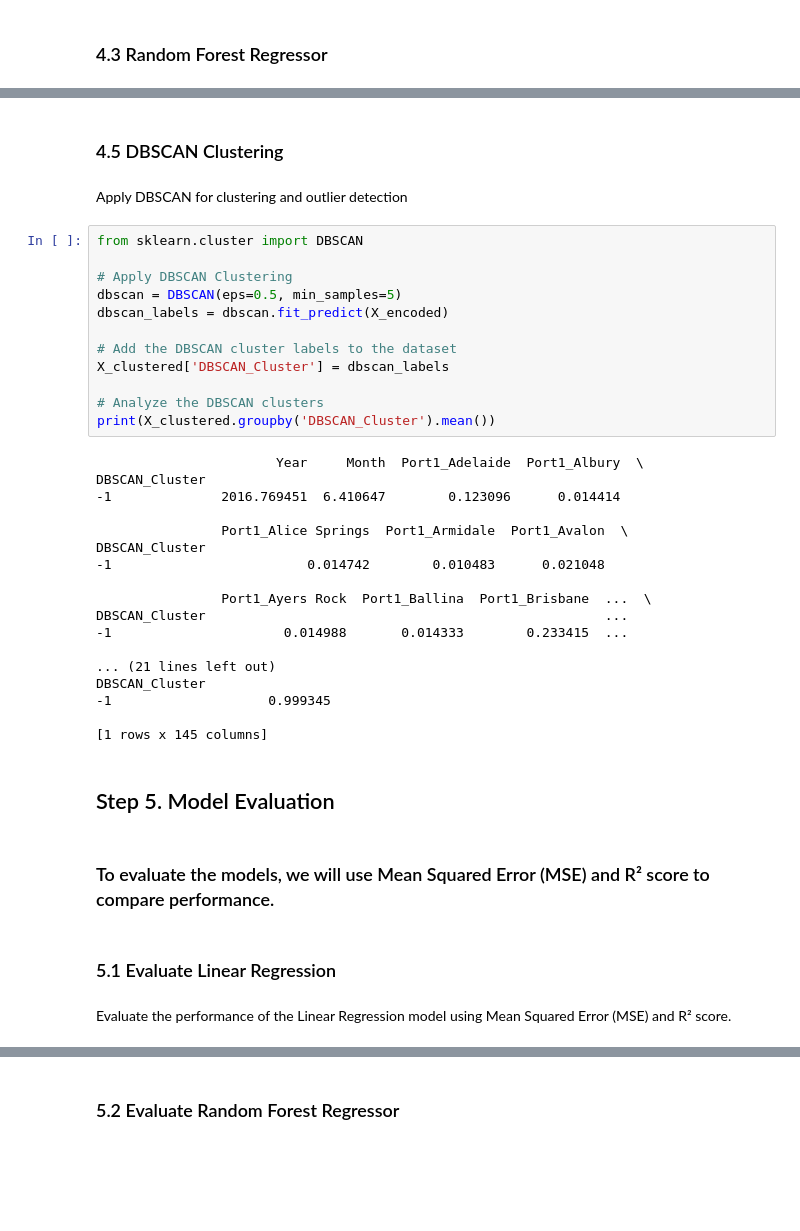
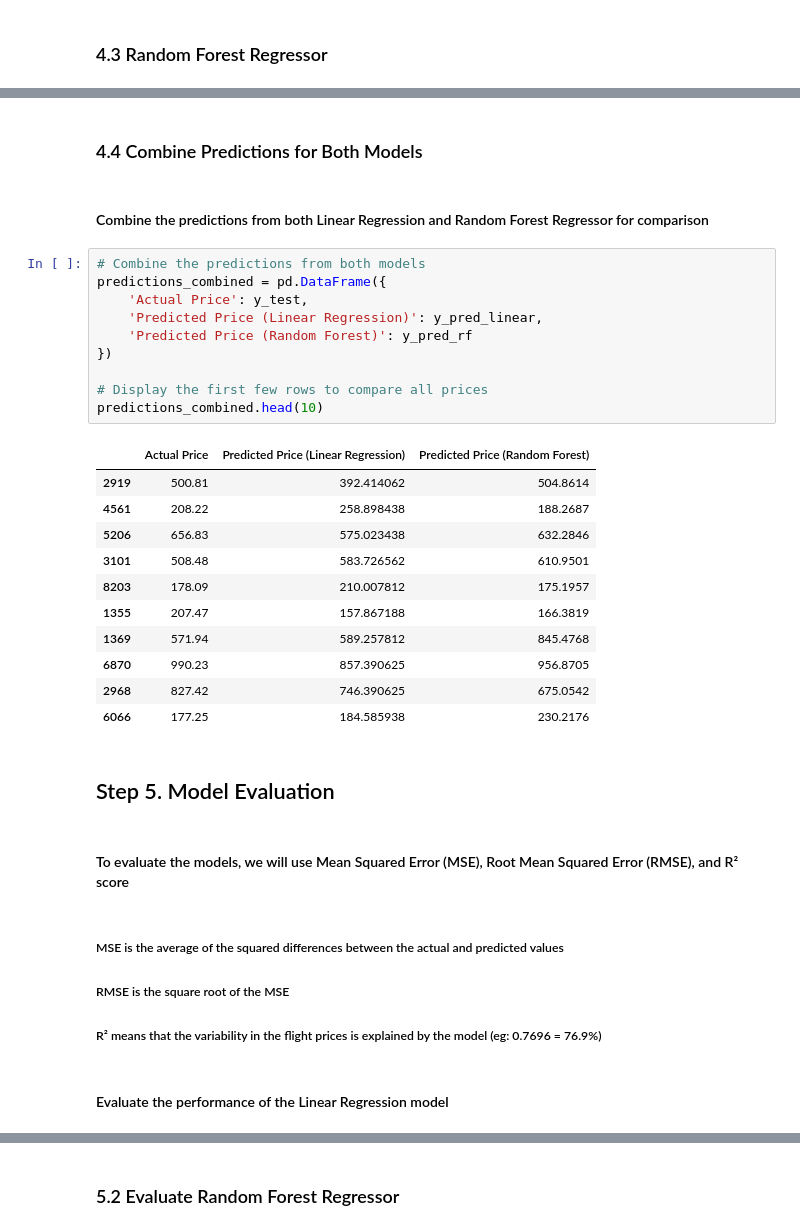
Before and after one commit to ki133/Computing-Technology-Innovation-Project, a Jupyter notebook: Machine Learning Model/Price/Price_model.ipynb, the cells around one changed output, grey strips where cells are left out. Drawn from its saved outputs; the diff is of its cells as text; blank space fills up the shorter version.

```diff
--- a/Machine Learning Model/Price/Price_model.ipynb
+++ b/Machine Learning Model/Price/Price_model.ipynb
@@ -169,45 +178,39 @@ KMeans_Cluster
-# %% [markdown]
-### 4.5 DBSCAN Clustering
-# %% [markdown]
-Apply DBSCAN for clustering and outlier detection
-# %%
-from sklearn.cluster import DBSCAN
-
-# Apply DBSCAN Clustering
-dbscan = DBSCAN(eps=0.5, min_samples=5)
-dbscan_labels = dbscan.fit_predict(X_encoded)
-
-# Add the DBSCAN cluster labels to the dataset
-X_clustered['DBSCAN_Cluster'] = dbscan_labels
-
-# Analyze the DBSCAN clusters
-print(X_clustered.groupby('DBSCAN_Cluster').mean())
-# %% [output]
-                       Year     Month  Port1_Adelaide  Port1_Albury  \
-DBSCAN_Cluster
--1              2016.769451  6.410647        0.123096      0.014414
-
-                Port1_Alice Springs  Port1_Armidale  Port1_Avalon  \
-DBSCAN_Cluster
--1                         0.014742        0.010483      0.021048
-
-                Port1_Ayers Rock  Port1_Ballina  Port1_Brisbane  ...  \
-DBSCAN_Cluster                                                   ...
--1                      0.014988       0.014333        0.233415  ...
-
-... (21 lines left out)
-DBSCAN_Cluster
--1                    0.999345
-
-[1 rows x 145 columns]
+# %% [markdown]
+### 4.4 Combine Predictions for Both Models
+# %% [markdown]
+#### Combine the predictions from both Linear Regression and Random Forest Regressor for comparison
+# %%
+# Combine the predictions from both models
+predictions_combined = pd.DataFrame({
+    'Actual Price': y_test,
+    'Predicted Price (Linear Regression)': y_pred_linear,
+    'Predicted Price (Random Forest)': y_pred_rf
+})
+
+# Display the first few rows to compare all prices
+predictions_combined.head(10)
+# %% [output]
+|  | Actual Price | Predicted Price (Linear Regression) | Predicted Price (Random Forest) |
+| 2919 | 500.81 | 392.414062 | 504.8614 |
+| 4561 | 208.22 | 258.898438 | 188.2687 |
+| 5206 | 656.83 | 575.023438 | 632.2846 |
+| 3101 | 508.48 | 583.726562 | 610.9501 |
+| 8203 | 178.09 | 210.007812 | 175.1957 |
+| 1355 | 207.47 | 157.867188 | 166.3819 |
+| 1369 | 571.94 | 589.257812 | 845.4768 |
+| 6870 | 990.23 | 857.390625 | 956.8705 |
+| 2968 | 827.42 | 746.390625 | 675.0542 |
+| 6066 | 177.25 | 184.585938 | 230.2176 |
 # %% [markdown]
 ## Step 5. Model Evaluation
 # %% [markdown]
-### To evaluate the models, we will use Mean Squared Error (MSE) and R² score to compare performance.
+#### To evaluate the models, we will use Mean Squared Error (MSE), Root Mean Squared Error (RMSE), and R² score
+# %% [markdown]
+##### MSE is the average of the squared differences between the actual and predicted values
+##### RMSE is the square root of the MSE
+##### R² means that the variability in the flight prices is explained by the model (eg: 0.7696 = 76.9%)
 # %% [markdown]
-### 5.1 Evaluate Linear Regression
+#### Evaluate the performance of the Linear Regression model
-# %% [markdown]
-Evaluate the performance of the Linear Regression model using Mean Squared Error (MSE) and R² score.
 # %%
 from sklearn.metrics import mean_squared_error, r2_score
 
```
Also changed, not shown: parts of 33 cells of this notebook, 3 other files.
